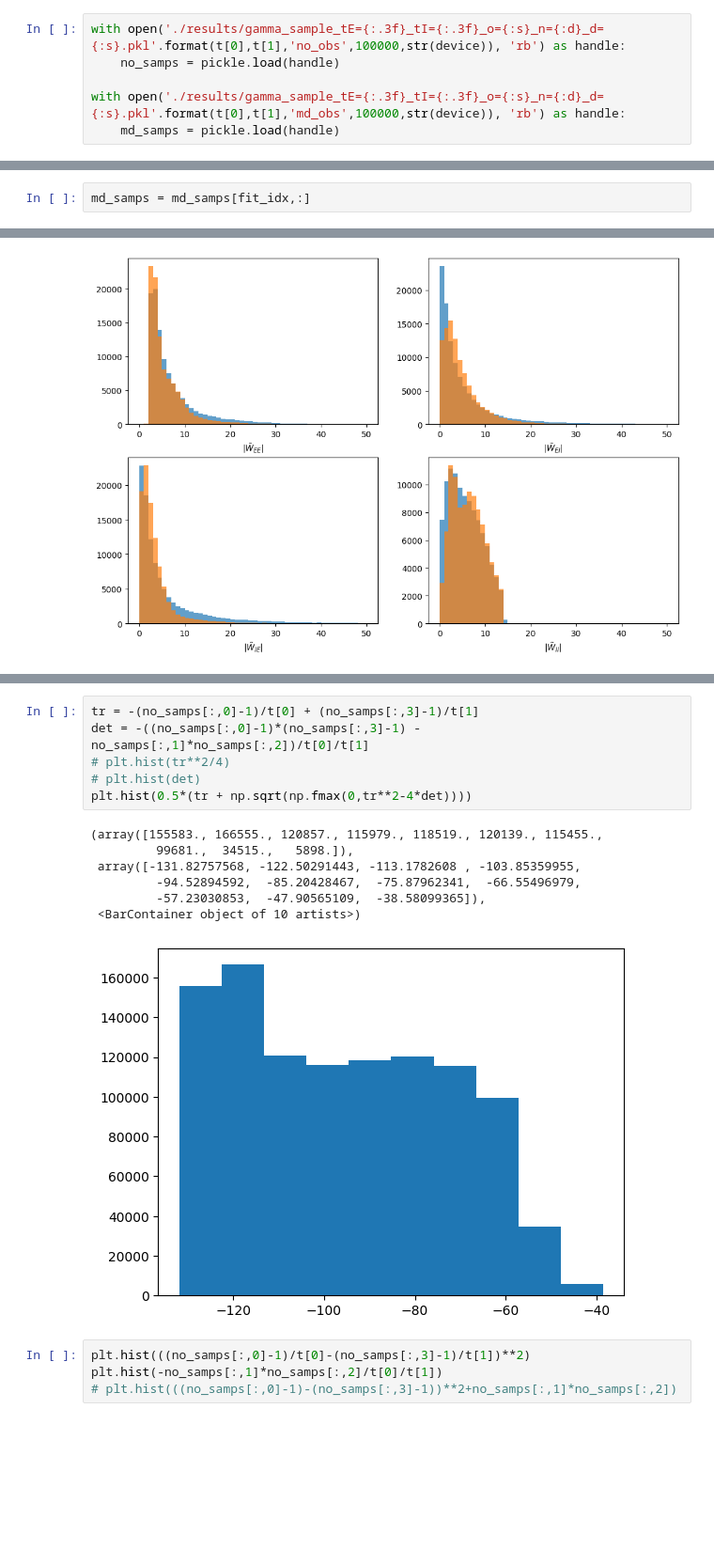
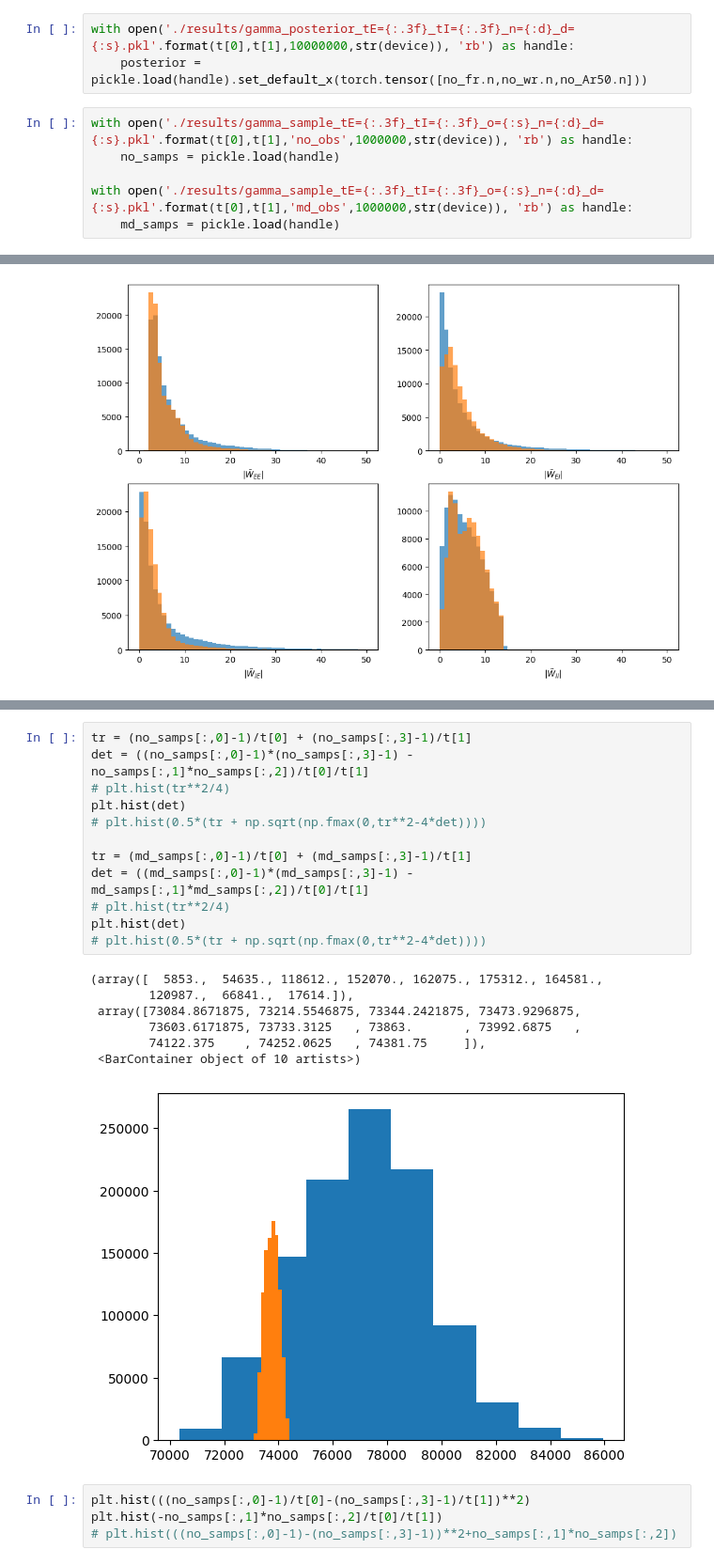
Before and after one commit to AddingAddict/MD_SOM_Gamma, a Jupyter notebook: notebooks/quast_data_fits.ipynb, the cells around one changed output, grey strips where cells are left out. Shown at 94% size. Saved outputs shown, nothing was run; the diff lists cells and outputs as text; blank space fills up the shorter version.

Commit message:
change prior to sample mean and difference of EE vs II effective couplings

```diff
--- a/notebooks/quast_data_fits.ipynb
+++ b/notebooks/quast_data_fits.ipynb
@@ -723,6 +794,9 @@ WARNING:root:Found 76991 NaN simulations and 7 Inf simulations. They will be exc
+# %%
+with open('./results/gamma_posterior_tE={:.3f}_tI={:.3f}_n={:d}_d={:s}.pkl'.format(t[0],t[1],10000000,str(device)), 'rb') as handle:
+    posterior = pickle.load(handle).set_default_x(torch.tensor([no_fr.n,no_wr.n,no_Ar50.n]))
 # %%
-with open('./results/gamma_sample_tE={:.3f}_tI={:.3f}_o={:s}_n={:d}_d={:s}.pkl'.format(t[0],t[1],'no_obs',100000,str(device)), 'rb') as handle:
+with open('./results/gamma_sample_tE={:.3f}_tI={:.3f}_o={:s}_n={:d}_d={:s}.pkl'.format(t[0],t[1],'no_obs',1000000,str(device)), 'rb') as handle:
     no_samps = pickle.load(handle)
 
-with open('./results/gamma_sample_tE={:.3f}_tI={:.3f}_o={:s}_n={:d}_d={:s}.pkl'.format(t[0],t[1],'md_obs',100000,str(device)), 'rb') as handle:
+with open('./results/gamma_sample_tE={:.3f}_tI={:.3f}_o={:s}_n={:d}_d={:s}.pkl'.format(t[0],t[1],'md_obs',1000000,str(device)), 'rb') as handle:
     md_samps = pickle.load(handle)
@@ -731,2 +802,0 @@ fit_idx = torch.logical_not(simulator(md_samps).isnan().any(dim=1))
-# %%
-md_samps = md_samps[fit_idx,:]
@@ -886,17 +981,23 @@ plt.hist((md_samps[:,0]-1)+(md_samps[:,3]-1))
 # %%
-tr = -(no_samps[:,0]-1)/t[0] + (no_samps[:,3]-1)/t[1]
-det = -((no_samps[:,0]-1)*(no_samps[:,3]-1) - no_samps[:,1]*no_samps[:,2])/t[0]/t[1]
+tr = (no_samps[:,0]-1)/t[0] + (no_samps[:,3]-1)/t[1]
+det = ((no_samps[:,0]-1)*(no_samps[:,3]-1) - no_samps[:,1]*no_samps[:,2])/t[0]/t[1]
 # plt.hist(tr**2/4)
-# plt.hist(det)
-plt.hist(0.5*(tr + np.sqrt(np.fmax(0,tr**2-4*det))))
+plt.hist(det)
+# plt.hist(0.5*(tr + np.sqrt(np.fmax(0,tr**2-4*det))))
+
+tr = (md_samps[:,0]-1)/t[0] + (md_samps[:,3]-1)/t[1]
+det = ((md_samps[:,0]-1)*(md_samps[:,3]-1) - md_samps[:,1]*md_samps[:,2])/t[0]/t[1]
+# plt.hist(tr**2/4)
+plt.hist(det)
+# plt.hist(0.5*(tr + np.sqrt(np.fmax(0,tr**2-4*det))))
 # %% [output]
-(array([155583., 166555., 120857., 115979., 118519., 120139., 115455.,
-         99681.,  34515.,   5898.]),
- array([-131.82757568, -122.50291443, -113.1782608 , -103.85359955,
-         -94.52894592,  -85.20428467,  -75.87962341,  -66.55496979,
-         -57.23030853,  -47.90565109,  -38.58099365]),
+(array([  5853.,  54635., 118612., 152070., 162075., 175312., 164581.,
+        120987.,  66841.,  17614.]),
+ array([73084.8671875, 73214.5546875, 73344.2421875, 73473.9296875,
+        73603.6171875, 73733.3125   , 73863.       , 73992.6875   ,
+        74122.375    , 74252.0625   , 74381.75     ]),
  <BarContainer object of 10 artists>)
-[figure, old version]
+[figure, new version]
 # %%
 plt.hist(((no_samps[:,0]-1)/t[0]-(no_samps[:,3]-1)/t[1])**2)
 plt.hist(-no_samps[:,1]*no_samps[:,2]/t[0]/t[1])
```
Also changed, not shown: parts of 21 cells of this notebook, 6 other files.
